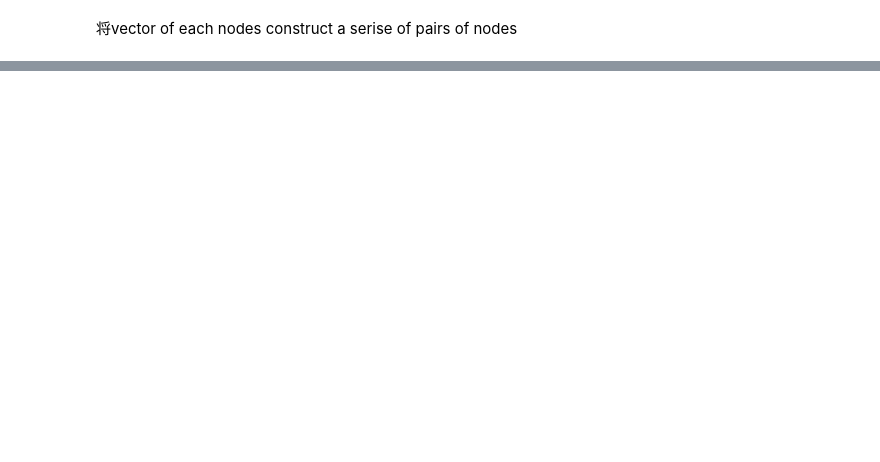
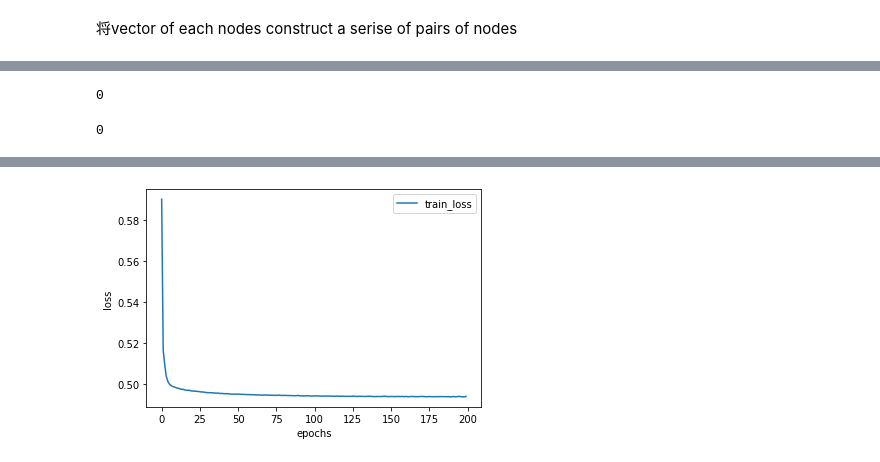
Before and after one commit to stevejobws/Colaboratory, a Jupyter notebook: gcn_pridiction.ipynb, the cells around one changed output, grey strips where cells are left out. Saved outputs shown, nothing was run; the diff lists cells and outputs as text; code cells hidden in the pictures; blank space fills up the shorter version.

```diff
--- a/gcn_pridiction.ipynb
+++ b/gcn_pridiction.ipynb
@@ -536,6 +554,7 @@ print(train_Martrix.values().shape)
 将vector of each nodes construct a serise of pairs of nodes
 # %%
 def get_train_instances(train, num_negatives):
+  global user_input,item_input
   user_input, item_input, labels = [],[],[]
   num_users, num_items = train.shape
   for (u, i) in train.keys():
@@ -554,7 +573,7 @@ def get_train_instances(train, num_negatives):
   # 遍历生成NeuMF需要的drug的vecter
   drug_latent_vector, disease_latent_vector = [], []
   for i in user_input:
-    drug_latent_vector.append(Emdebding_eval[i].detach().numpy())
+    drug_latent_vector.append(Emdebding_train[i].detach().numpy())
   for j in item_input:
-    disease_latent_vector.append(Emdebding_eval[j].detach().numpy())
+    disease_latent_vector.append(Emdebding_train[j].detach().numpy())
   return drug_latent_vector, disease_latent_vector, labels
@@ -569,6 +625,14 @@ labels[:10]
+# %%
+y_train1[3]
+# %% [output]
+0
+# %%
+y_train2[3]
+# %% [output]
+0
 # %%
 from keras.layers.merge import multiply, concatenate
-from keras.layers import Input
+from keras.layers import Input, Dense
 def NeuMF_getmodel(layers=[10], reg_layers=[0], reg_mf=0):
   assert len(layers) == len(reg_layers)
   num_layer = len(layers) #Number of layers in the MLP
@@ -592,6 +656,5 @@ def NeuMF_getmodel(layers=[10], reg_layers=[0], reg_mf=0):
   # Final prediction layer
   prediction = Dense(1, activation='sigmoid', init='lecun_uniform', name = "prediction")(predict_vector) # sigmoid
 
-  model = Model(input=[drug_Embedded, disease_Embedded],
-                output=prediction)
+  model = Model(input=[drug_Embedded, disease_Embedded],output=prediction)
   return model
@@ -604,38 +661,39 @@ mf_vector.shape()
 # %%
 from sklearn.model_selection import StratifiedKFold
 import numpy as np
-
-# dataset = np.hstack((drug_latent_vector,disease_latent_vector))
-# train_data = dataset[:69650]
-# test_data = dataset[69650:]
-# train_labels = labels[:69650]
-# test_labels = labels[69650:]
+from sklearn.model_selection import train_test_split
 num_epochs = 200
 learning_rate = 0.001
-num_negatives = 1 # 4
+num_negatives = 4 # 4  1
 global num_scale
-num_scale = 27862 # 69650
+num_scale = 69650 # 69650 27862
 batch_size = 256
 
 model = NeuMF_getmodel()
 model.compile(optimizer=Adam(lr=learning_rate), loss='binary_crossentropy', metrics = ['accuracy'])
 # load pima indians dataset
 drug_latent_vector, disease_latent_vector, labels = get_train_instances(train_Martrix, num_negatives)
+
+X_train1, X_test1, y_train1, y_test1 = train_test_split(drug_latent_vector, labels, test_size=0.2, random_state=2)
+X_train2, X_test2, y_train2, y_test2 = train_test_split(disease_latent_vector, labels, test_size=0.2, random_state=2)
 train_loss = []
 # Training model
 for epoch in range(num_epochs):
 
   # Generate training instances
   # Training
-  hist = model.fit([np.array(drug_latent_vector[:num_scale]), np.array(disease_latent_vector[:num_scale])], #input
-                   np.array(labels[:num_scale]), # labels
+  # hist = model.fit([np.array(drug_latent_vector[:num_scale]), np.array(disease_latent_vector[:num_scale])], #input
+  #                  np.array(labels[:num_scale]), # labels
+  #                  batch_size=batch_size, epochs=1, verbose=0, shuffle=True)
+  hist = model.fit([np.array(X_train1), np.array(X_train2)],
+                   np.array(y_train1),
                    batch_size=batch_size, epochs=1, verbose=0, shuffle=True)
   train_loss.append(hist.history['loss'][0])
   print('Epoch: {:04d}'.format(epoch+1),
         'loss_train: {:.4f}'.format(hist.history['loss'][0]),
         'acc_train: {:.4f}'.format(hist.history['acc'][0]))
 
-test_scores = model.evaluate([np.array(drug_latent_vector[num_scale:]), np.array(disease_latent_vector[num_scale:])], labels[num_scale:])
+test_scores = model.evaluate([np.array(X_test1), np.array(X_test2)], y_test1)
 print("Test set results:",
       "loss= {:.4f}".format(test_scores[0]),
       'acc_train: {:.4f}'.format(test_scores[1]))
@@ -647,5 +705,6 @@ plt.plot(range(0,epochs,1), train_loss, label='train_loss')
 plt.xlabel('epochs')
 plt.ylabel('loss')
 plt.legend()
-plt.savefig("/content/drive/My Drive/Colab Notebooks/GCN_Prediction link/image/"+time.strftime("%Y-%m-%d-%H_%M_%S",time.localtime(time.time()))+"Unet-过拟合C0.jpg")
+#plt.savefig("/content/drive/My Drive/Colab Notebooks/GCN_Prediction link/image/"+time.strftime("%Y-%m-%d-%H_%M_%S",time.localtime(time.time()))+"Unet-过拟合C0.jpg")
 plt.show()
+# %% [output]
@@ -651,0 +728 @@ plt.show()
+[figure, added]
```
Also changed, not shown: parts of 36 cells of this notebook.
